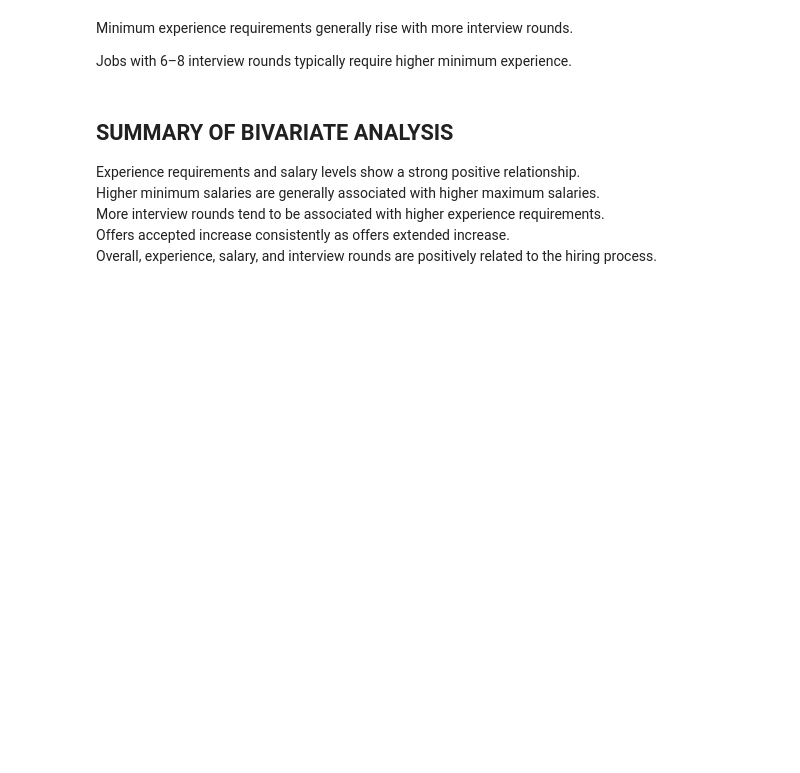
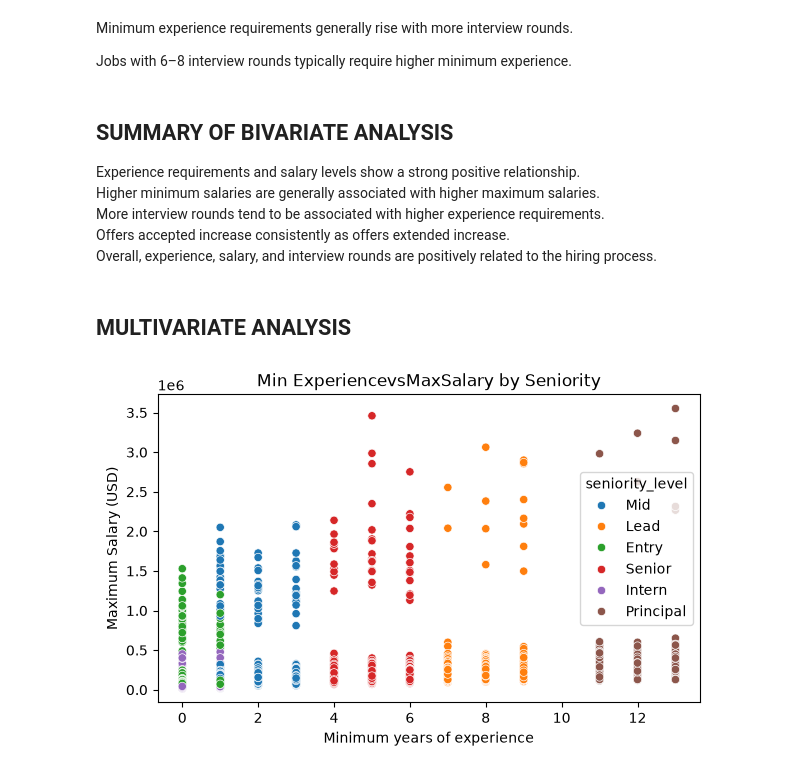
Before and after one commit to Suhani-codes18/Task-1-Suhani, a Jupyter notebook: EDA.ipynb, the cells around one changed output. Drawn from its saved outputs; the diff is of its cells as text; code cells hidden in the pictures; blank space fills up the shorter version.

```diff
--- a/EDA.ipynb
+++ b/EDA.ipynb
@@ -1192,3 +1192,14 @@ Higher minimum salaries are generally associated with higher maximum salaries.<b
 More interview rounds tend to be associated with higher experience requirements.<br>
 Offers accepted increase consistently as offers extended increase.<br>
 Overall, experience, salary, and interview rounds are positively related to the hiring process.
+# %% [markdown]
+## MULTIVARIATE ANALYSIS
+# %%
+plt.figure(figsize=(7,4))
+sns.scatterplot(data=df, x="years_experience_min", y="salary_max_usd", hue="seniority_level")
+plt.title("Min Experience vs Max Salary by Seniority")
+plt.xlabel("Minimum years of experience")
+plt.ylabel("Maximum Salary (USD)")
+plt.show()
+# %% [output]
+[figure, added]
```
Also changed, not shown: parts of 21 cells of this notebook.
